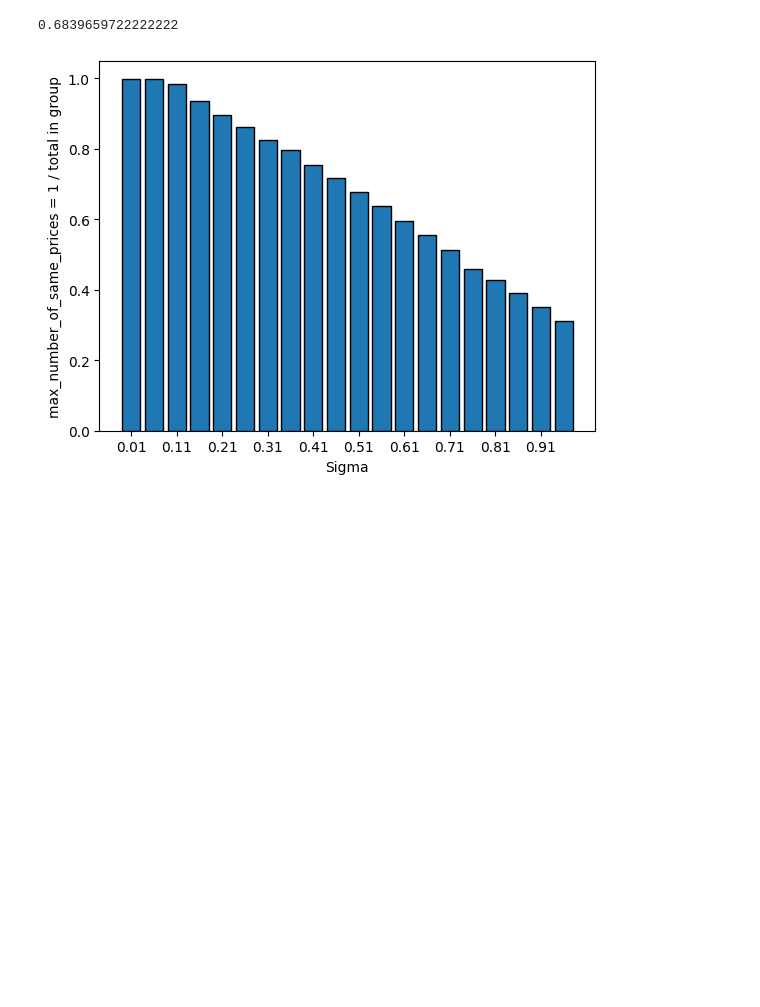
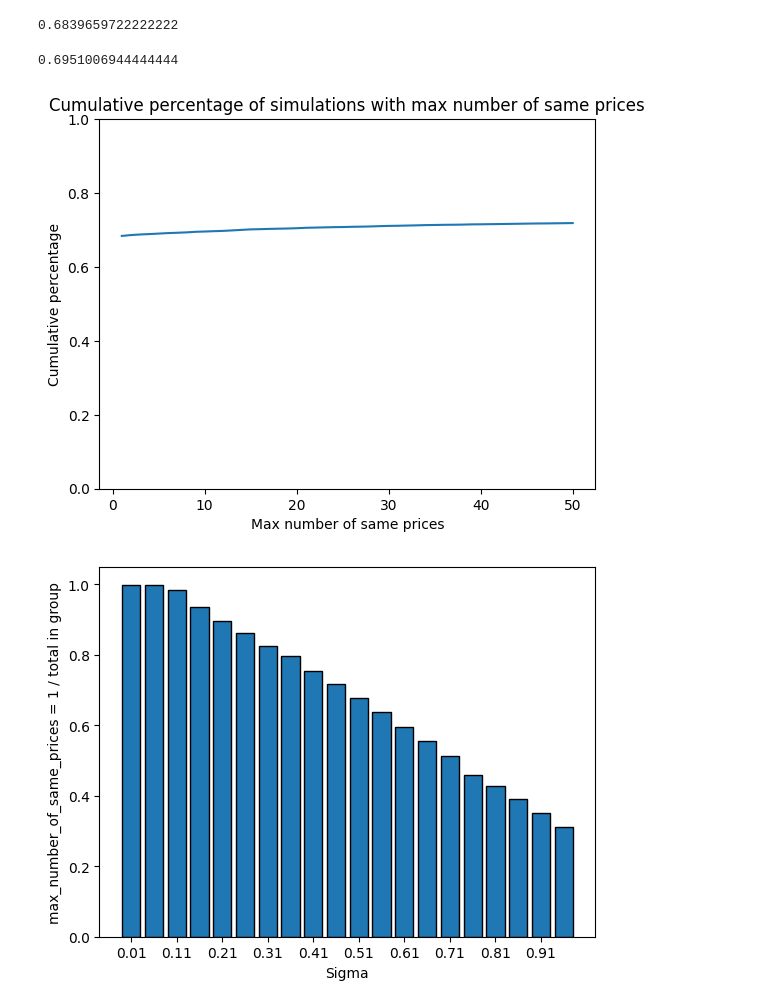
Before and after one commit to henrydatei/heston-moments-pdf, a Jupyter notebook: compare_distributions/simple_plots.ipynb, the cells around one changed output. Saved outputs shown, nothing was run; the diff lists cells and outputs as text; code cells hidden in the pictures; blank space fills up the shorter version.

```diff
--- a/compare_distributions/simple_plots.ipynb
+++ b/compare_distributions/simple_plots.ipynb
@@ -50,6 +51,30 @@ total = c.execute('SELECT COUNT(*) FROM simulations').fetchone()[0]
 print(count / total)
 # %% [output]
 0.6839659722222222
+# %%
+# How many simulations have max_number_of_same_prices = 1 compared to the total number of simulations
+c.execute('SELECT COUNT(*) FROM simulations WHERE max_number_of_same_prices < 10')
+count = c.fetchone()[0]
+total = c.execute('SELECT COUNT(*) FROM simulations').fetchone()[0]
+print(count / total)
+# %% [output]
+0.6951006944444444
+# %%
+percentages = []
+for i in range(1, 51):
+    c.execute('SELECT COUNT(*) FROM simulations WHERE max_number_of_same_prices = ?', (i,))
+    count = c.fetchone()[0]
+    percentages.append(count / total)
+# %%
+plt.plot(range(1, 51), np.cumsum(percentages))
+plt.ylim(0, 1)
+plt.xlabel('Max number of same prices')
+plt.ylabel('Cumulative percentage')
+plt.title('Cumulative percentage of simulations with max number of same prices')
+plt.savefig('max_number_of_same_prices_cumulative_percentage.png')
+plt.show()
+# %% [output]
+[figure, added]
 # %%
 query = """
 SELECT sigma,
```
Also changed, not shown: parts of 5 cells of this notebook, 3 other files.
